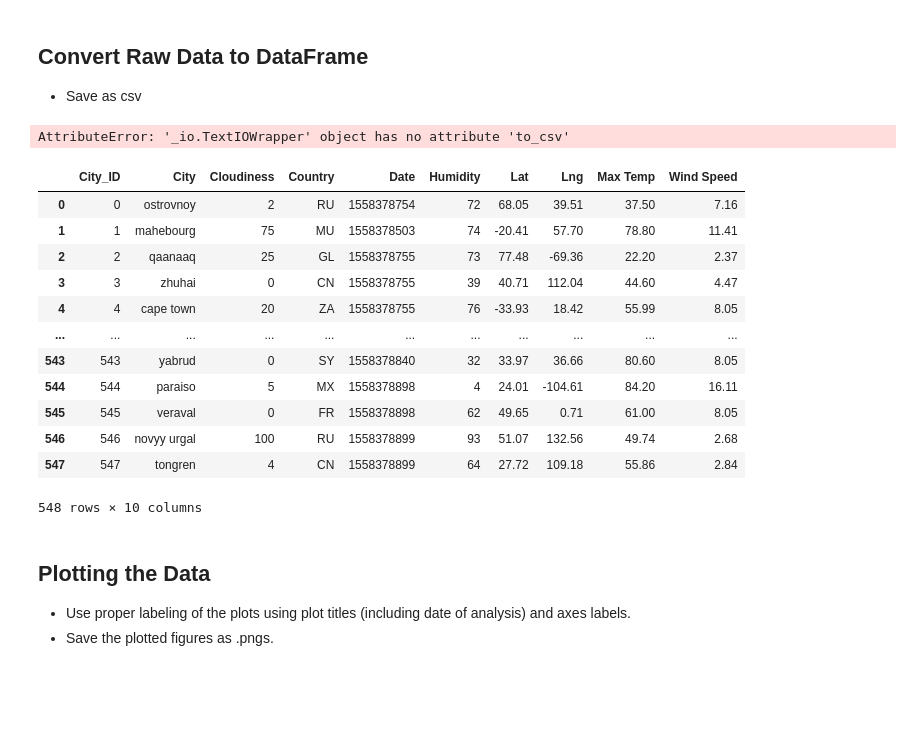
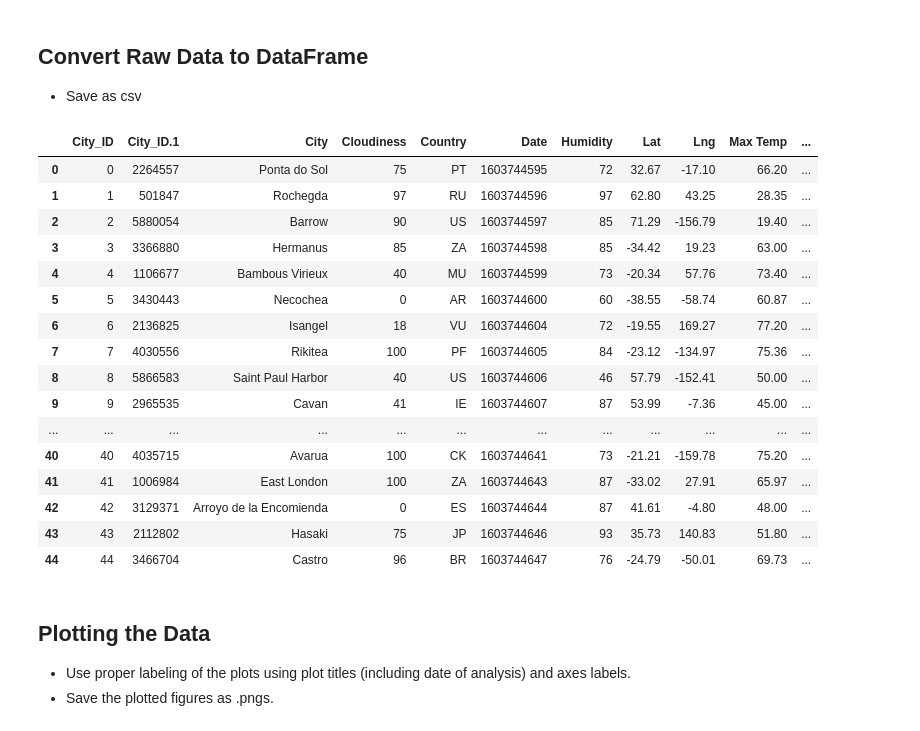
Before and after one commit to MersedehSP/Python_API_Challenge, a Jupyter notebook: starter_code/WeatherPy2.ipynb, the cells around one changed output. Saved outputs shown, nothing was run; the diff lists cells and outputs as text; code cells hidden in the pictures; blank space fills up the shorter version.

```diff
--- a/starter_code/WeatherPy2.ipynb
+++ b/starter_code/WeatherPy2.ipynb
@@ -157,7 +172,3 @@ processing Record 3 of set 1| fuxin
 # %% [markdown]
 ## Convert Raw Data to DataFrame
 * Save as csv
-# %%
-my_weather_data.to_csv('weatherAPI_data.csv')
-# %% [output]
-AttributeError: '_io.TextIOWrapper' object has no attribute 'to_csv'
@@ -164,23 +178,27 @@ AttributeError: '_io.TextIOWrapper' object has no attribute 'to_csv'
 # %%
 #corrected-data_path = 'weatherAPI_data.csv'
-corrected_data_path = "Resources/cities.csv"
+corrected_data_path = "../output_data/cities.csv"
 
 corrected_data_df = pd.read_csv(corrected_data_path)
 corrected_data_df
 # %% [output]
-|  | City_ID | City | Cloudiness | Country | Date | Humidity | Lat | Lng | Max Temp | Wind Speed |
-| 0 | 0 | ostrovnoy | 2 | RU | 1558378754 | 72 | 68.05 | 39.51 | 37.50 | 7.16 |
-| 1 | 1 | mahebourg | 75 | MU | 1558378503 | 74 | -20.41 | 57.70 | 78.80 | 11.41 |
-| 2 | 2 | qaanaaq | 25 | GL | 1558378755 | 73 | 77.48 | -69.36 | 22.20 | 2.37 |
-| 3 | 3 | zhuhai | 0 | CN | 1558378755 | 39 | 40.71 | 112.04 | 44.60 | 4.47 |
-| 4 | 4 | cape town | 20 | ZA | 1558378755 | 76 | -33.93 | 18.42 | 55.99 | 8.05 |
-| ... | ... | ... | ... | ... | ... | ... | ... | ... | ... | ... |
-| 543 | 543 | yabrud | 0 | SY | 1558378840 | 32 | 33.97 | 36.66 | 80.60 | 8.05 |
-| 544 | 544 | paraiso | 5 | MX | 1558378898 | 4 | 24.01 | -104.61 | 84.20 | 16.11 |
-| 545 | 545 | veraval | 0 | FR | 1558378898 | 62 | 49.65 | 0.71 | 61.00 | 8.05 |
-| 546 | 546 | novyy urgal | 100 | RU | 1558378899 | 93 | 51.07 | 132.56 | 49.74 | 2.68 |
-| 547 | 547 | tongren | 4 | CN | 1558378899 | 64 | 27.72 | 109.18 | 55.86 | 2.84 |
+|  | City_ID | City_ID.1 | City | Cloudiness | Country | Date | Humidity | Lat | Lng | Max Temp | ... |
+| 0 | 0 | 2264557 | Ponta do Sol | 75 | PT | 1603744595 | 72 | 32.67 | -17.10 | 66.20 | ... |
+| 1 | 1 | 501847 | Rochegda | 97 | RU | 1603744596 | 97 | 62.80 | 43.25 | 28.35 | ... |
+| 2 | 2 | 5880054 | Barrow | 90 | US | 1603744597 | 85 | 71.29 | -156.79 | 19.40 | ... |
+| 3 | 3 | 3366880 | Hermanus | 85 | ZA | 1603744598 | 85 | -34.42 | 19.23 | 63.00 | ... |
+| 4 | 4 | 1106677 | Bambous Virieux | 40 | MU | 1603744599 | 73 | -20.34 | 57.76 | 73.40 | ... |
+| 5 | 5 | 3430443 | Necochea | 0 | AR | 1603744600 | 60 | -38.55 | -58.74 | 60.87 | ... |
+| 6 | 6 | 2136825 | Isangel | 18 | VU | 1603744604 | 72 | -19.55 | 169.27 | 77.20 | ... |
+| 7 | 7 | 4030556 | Rikitea | 100 | PF | 1603744605 | 84 | -23.12 | -134.97 | 75.36 | ... |
+| 8 | 8 | 5866583 | Saint Paul Harbor | 40 | US | 1603744606 | 46 | 57.79 | -152.41 | 50.00 | ... |
+| 9 | 9 | 2965535 | Cavan | 41 | IE | 1603744607 | 87 | 53.99 | -7.36 | 45.00 | ... |
+| ... | ... | ... | ... | ... | ... | ... | ... | ... | ... | ... | ... |
+| 40 | 40 | 4035715 | Avarua | 100 | CK | 1603744641 | 73 | -21.21 | -159.78 | 75.20 | ... |
+| 41 | 41 | 1006984 | East London | 100 | ZA | 1603744643 | 87 | -33.02 | 27.91 | 65.97 | ... |
+| 42 | 42 | 3129371 | Arroyo de la Encomienda | 0 | ES | 1603744644 | 87 | 41.61 | -4.80 | 48.00 | ... |
+| 43 | 43 | 2112802 | Hasaki | 75 | JP | 1603744646 | 93 | 35.73 | 140.83 | 51.80 | ... |
+| 44 | 44 | 3466704 | Castro | 96 | BR | 1603744647 | 76 | -24.79 | -50.01 | 69.73 | ... |
-548 rows × 10 columns
 # %% [markdown]
 ## Plotting the Data
 * Use proper labeling of the plots using plot titles (including date of analysis) and axes labels.
```
Also changed, not shown: parts of 16 cells of this notebook, 8 other files.
